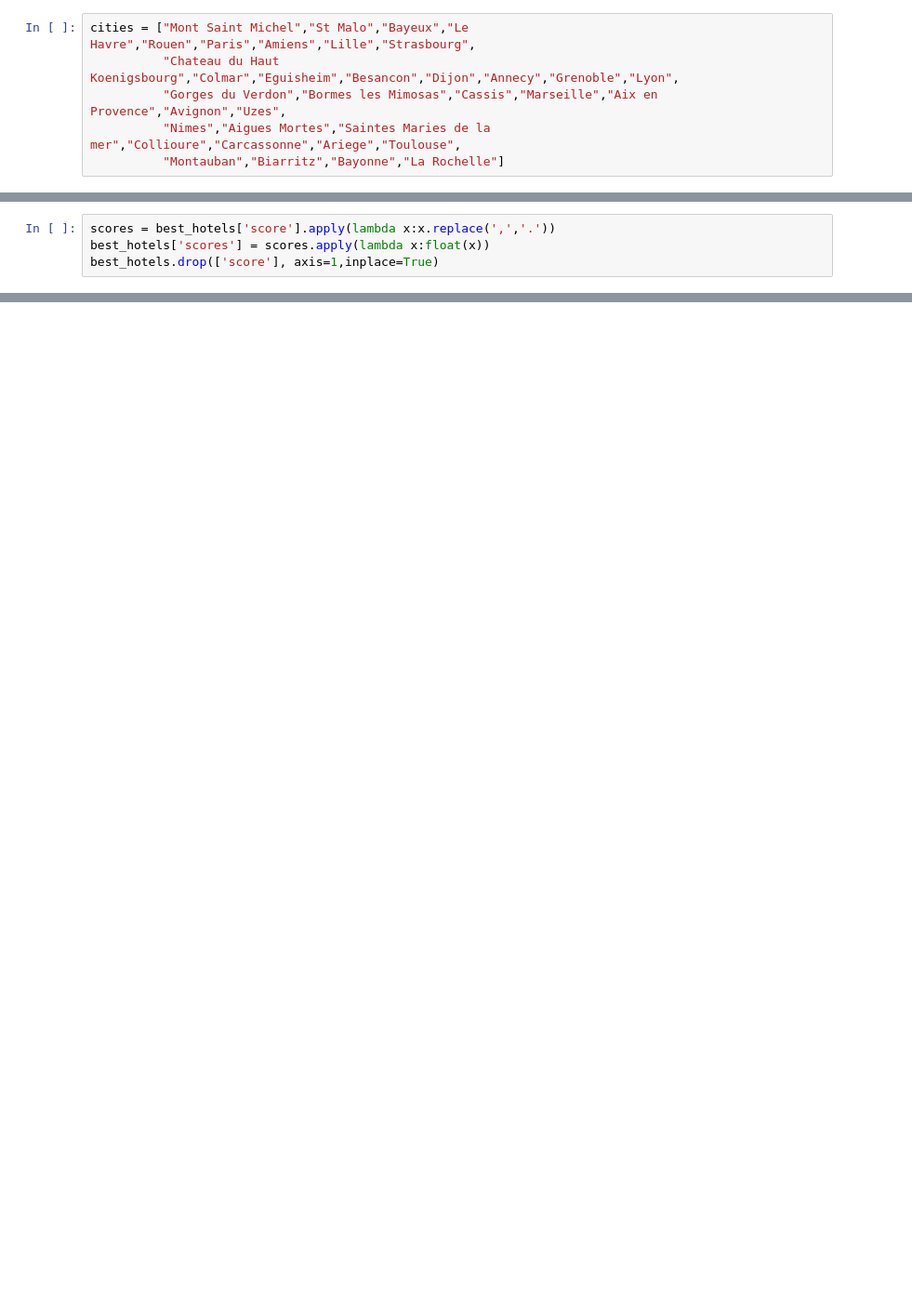
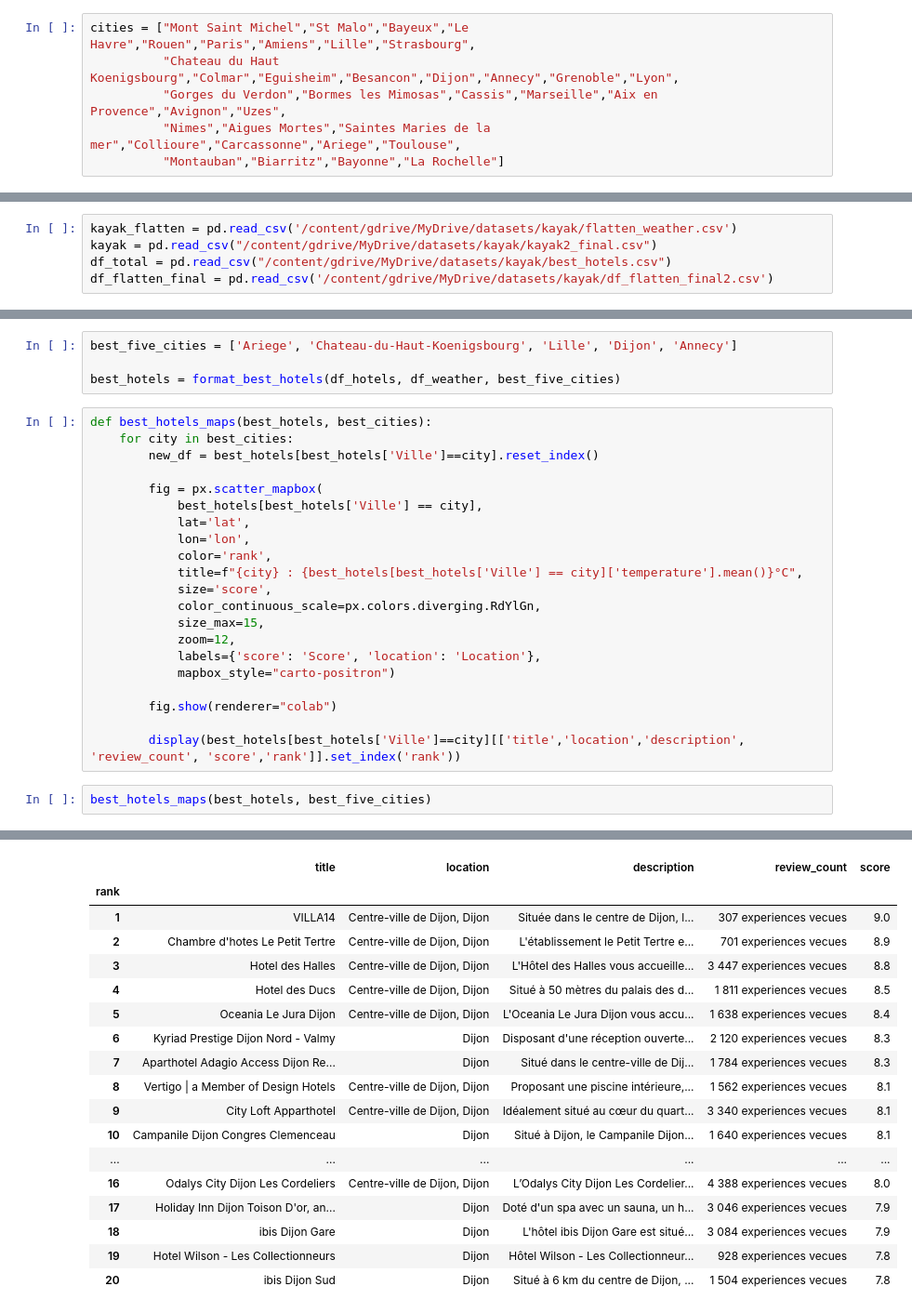
Before and after one commit to DavidTGAUTIER/Jedha_Certification, a Jupyter notebook: Block n°1/05_Kayak_Maps.ipynb, the cells around one changed output, grey strips where cells are left out. Shown at 93% size. Cells and saved outputs as stored; diff of their text form; blank space fills up the shorter version.

```diff
--- a/Block n°1/05_Kayak_Maps.ipynb
+++ b/Block n°1/05_Kayak_Maps.ipynb
@@ -141,4 +20,0 @@ best_hotels['temperature'] = temp
-# %%
-scores = best_hotels['score'].apply(lambda x:x.replace(',','.'))
-best_hotels['scores'] = scores.apply(lambda x:float(x))
-best_hotels.drop(['score'], axis=1,inplace=True)
@@ -285,0 +21,5 @@ fig.show()
+# %%
+kayak_flatten = pd.read_csv('/content/gdrive/MyDrive/datasets/kayak/flatten_weather.csv')
+kayak = pd.read_csv("/content/gdrive/MyDrive/datasets/kayak/kayak2_final.csv")
+df_total = pd.read_csv("/content/gdrive/MyDrive/datasets/kayak/best_hotels.csv")
+df_flatten_final = pd.read_csv('/content/gdrive/MyDrive/datasets/kayak/df_flatten_final2.csv')
@@ -285,0 +414,28 @@ fig.show()
+# %%
+best_five_cities = ['Ariege', 'Chateau-du-Haut-Koenigsbourg', 'Lille', 'Dijon', 'Annecy']
+
+best_hotels = format_best_hotels(df_hotels, df_weather, best_five_cities)
+# %%
+def best_hotels_maps(best_hotels, best_cities):
+    for city in best_cities:
+        new_df = best_hotels[best_hotels['Ville']==city].reset_index()
+
+        fig = px.scatter_mapbox(
+            best_hotels[best_hotels['Ville'] == city],
+            lat='lat',
+            lon='lon',
+            color='rank',
+            title=f"{city} : {best_hotels[best_hotels['Ville'] == city]['temperature'].mean()}°C",
+            size='score',
+            color_continuous_scale=px.colors.diverging.RdYlGn,
+            size_max=15,
+            zoom=12,
+            labels={'score': 'Score', 'location': 'Location'},
+            mapbox_style="carto-positron")
+
+        fig.show(renderer="colab")
+
+        display(best_hotels[best_hotels['Ville']==city][['title','location','description', 'review_count', 'score','rank']].set_index('rank'))
+# %%
+best_hotels_maps(best_hotels, best_five_cities)
+# %% [output]
@@ -285,0 +500,18 @@ fig.show()
+|  | title | location | description | review_count | score |
+| rank |  |  |  |  |  |
+| 1 | VILLA14 | Centre-ville de Dijon, Dijon | Située dans le centre de Dijon, l... | 307 experiences vecues | 9.0 |
+| 2 | Chambre d'hotes Le Petit Tertre | Centre-ville de Dijon, Dijon | L'établissement le Petit Tertre e... | 701 experiences vecues | 8.9 |
+| 3 | Hotel des Halles | Centre-ville de Dijon, Dijon | L'Hôtel des Halles vous accueille... | 3 447 experiences vecues | 8.8 |
+| 4 | Hotel des Ducs | Centre-ville de Dijon, Dijon | Situé à 50 mètres du palais des d... | 1 811 experiences vecues | 8.5 |
+| 5 | Oceania Le Jura Dijon | Centre-ville de Dijon, Dijon | L'Oceania Le Jura Dijon vous accu... | 1 638 experiences vecues | 8.4 |
+| 6 | Kyriad Prestige Dijon Nord - Valmy | Dijon | Disposant d'une réception ouverte... | 2 120 experiences vecues | 8.3 |
+| 7 | Aparthotel Adagio Access Dijon Re... | Dijon | Situé dans le centre-ville de Dij... | 1 784 experiences vecues | 8.3 |
+| 8 | Vertigo | a Member of Design Hotels | Centre-ville de Dijon, Dijon | Proposant une piscine intérieure,... | 1 562 experiences vecues | 8.1 |
+| 9 | City Loft Apparthotel | Centre-ville de Dijon, Dijon | Idéalement situé au cœur du quart... | 3 340 experiences vecues | 8.1 |
+| 10 | Campanile Dijon Congres Clemenceau | Dijon | Situé à Dijon, le Campanile Dijon... | 1 640 experiences vecues | 8.1 |
+| ... | ... | ... | ... | ... | ... |
+| 16 | Odalys City Dijon Les Cordeliers | Centre-ville de Dijon, Dijon | L’Odalys City Dijon Les Cordelier... | 4 388 experiences vecues | 8.0 |
+| 17 | Holiday Inn Dijon Toison D'or, an... | Dijon | Doté d'un spa avec un sauna, un h... | 3 046 experiences vecues | 7.9 |
+| 18 | ibis Dijon Gare | Dijon | L'hôtel ibis Dijon Gare est situé... | 3 084 experiences vecues | 7.9 |
+| 19 | Hotel Wilson - Les Collectionneurs | Dijon | Hôtel Wilson - Les Collectionneur... | 928 experiences vecues | 7.8 |
+| 20 | ibis Dijon Sud | Dijon | Situé à 6 km du centre de Dijon, ... | 1 504 experiences vecues | 7.8 |
```
Also changed, not shown: parts of 40 cells of this notebook.
